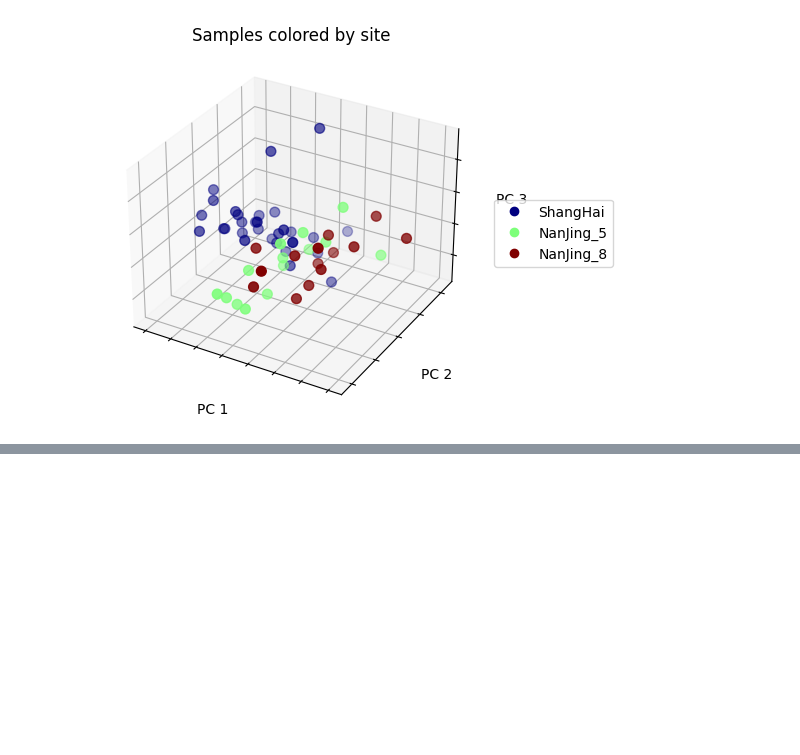
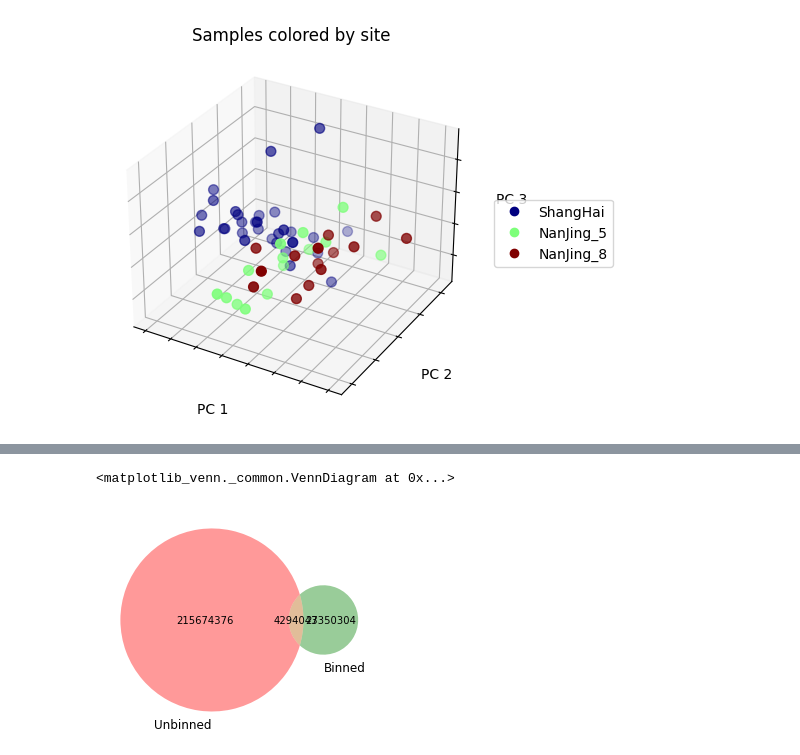
Before and after one commit to BigDataBiology/Duan2026_urban_soil, a Jupyter notebook: analysis/analysis.ipynb, the cells around one changed output, grey strips where cells are left out. Saved outputs shown, nothing was run; the diff lists cells and outputs as text; code cells hidden in the pictures; blank space fills up the shorter version.

```diff
--- a/analysis/analysis.ipynb
+++ b/analysis/analysis.ipynb
@@ -707,0 +776,6 @@ fig = bc_pc.plot(sample_meta, 'Site',
+# %%
+from matplotlib_venn import venn2
+venn2(subsets=(215674376,27350304,4294043),set_labels=('Unbinned','Binned'))
+# %% [output]
+<matplotlib_venn._common.VennDiagram at 0x...>
+[figure, added]
```
Also changed, not shown: parts of 5 cells of this notebook, 3 other files.
